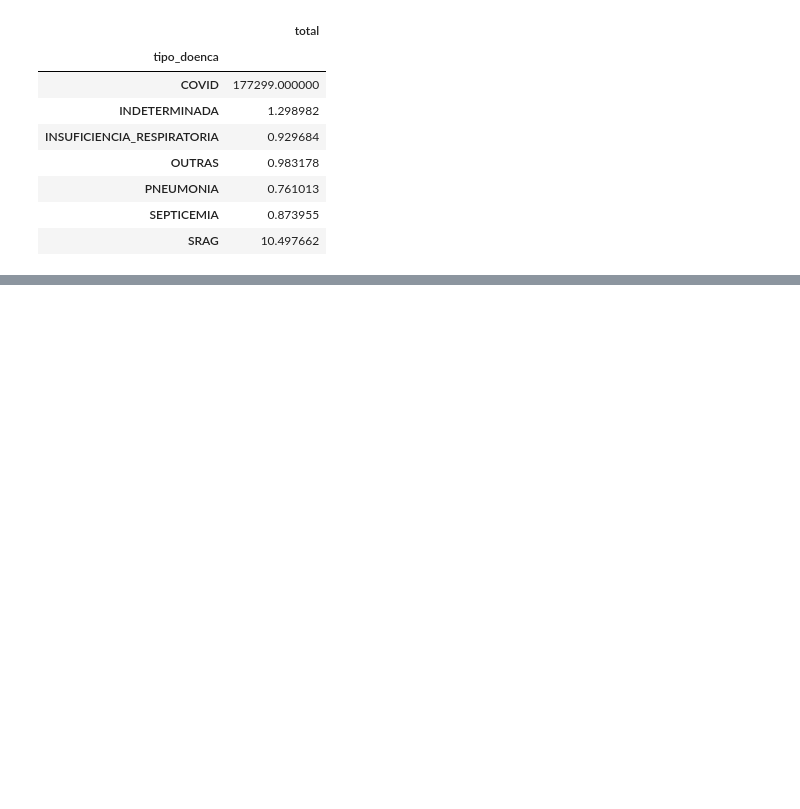
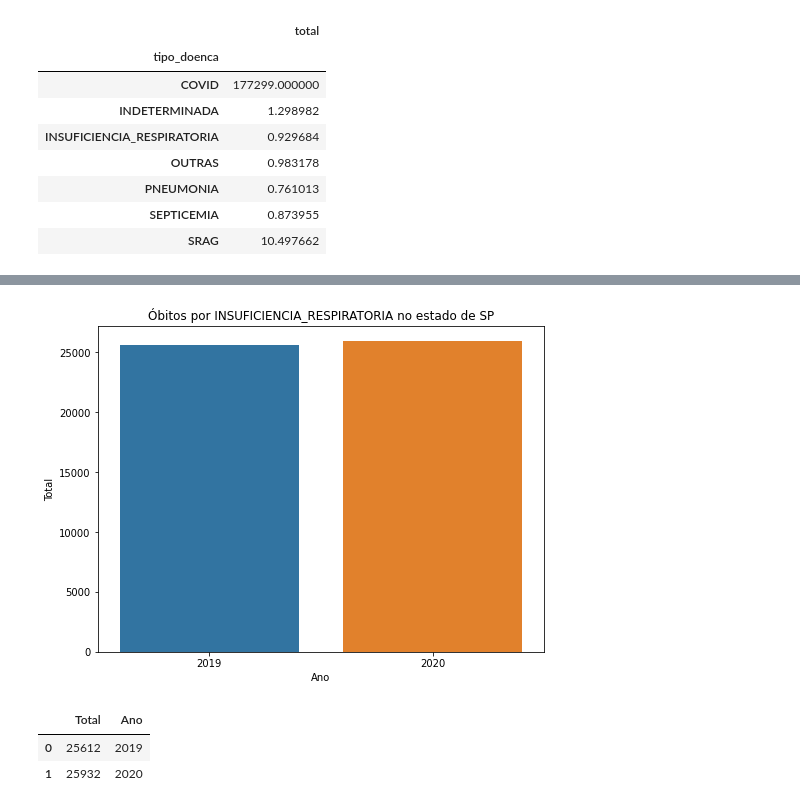
Before and after one commit to thaisnsb/analisecovid, a Jupyter notebook: notebooks/analise_obitos_covid.ipynb, the cells around one changed output, grey strips where cells are left out. Cells and saved outputs as stored; diff of their text form; code cells hidden in the pictures; blank space fills up the shorter version.

```diff
--- a/notebooks/analise_obitos_covid.ipynb
+++ b/notebooks/analise_obitos_covid.ipynb
@@ -136,0 +137,23 @@ grafico_comparativo("INSUFICIENCIA_RESPIRATORIA")
+# %%
+def grafico_comparativo(causa, estado):
+    total_2019 = dados_2019.groupby(["uf","tipo_doenca"]).sum()
+    total_2020 = dados_2020.groupby(["uf","tipo_doenca"]).sum()
+    lista = [int(total_2019.loc[estado, causa]), int(total_2020.loc[estado, causa])]
+
+    dados = pd.DataFrame({"Total": lista,
+                            "Ano": [2019, 2020]})
+
+    plt.figure(figsize = (8,6))
+    sns.barplot(x = "Ano", y = "Total", data = dados)
+    plt.title(f"Óbitos por {causa} no estado de {estado}")
+    plt.show()
+
+
+    return dados
+
+grafico_comparativo("INSUFICIENCIA_RESPIRATORIA", "SP")
+# %% [output]
+[figure, added]
+|  | Total | Ano |
+| 0 | 25612 | 2019 |
+| 1 | 25932 | 2020 |
```
Also changed, not shown: parts of 3 cells of this notebook, 2 other files.
